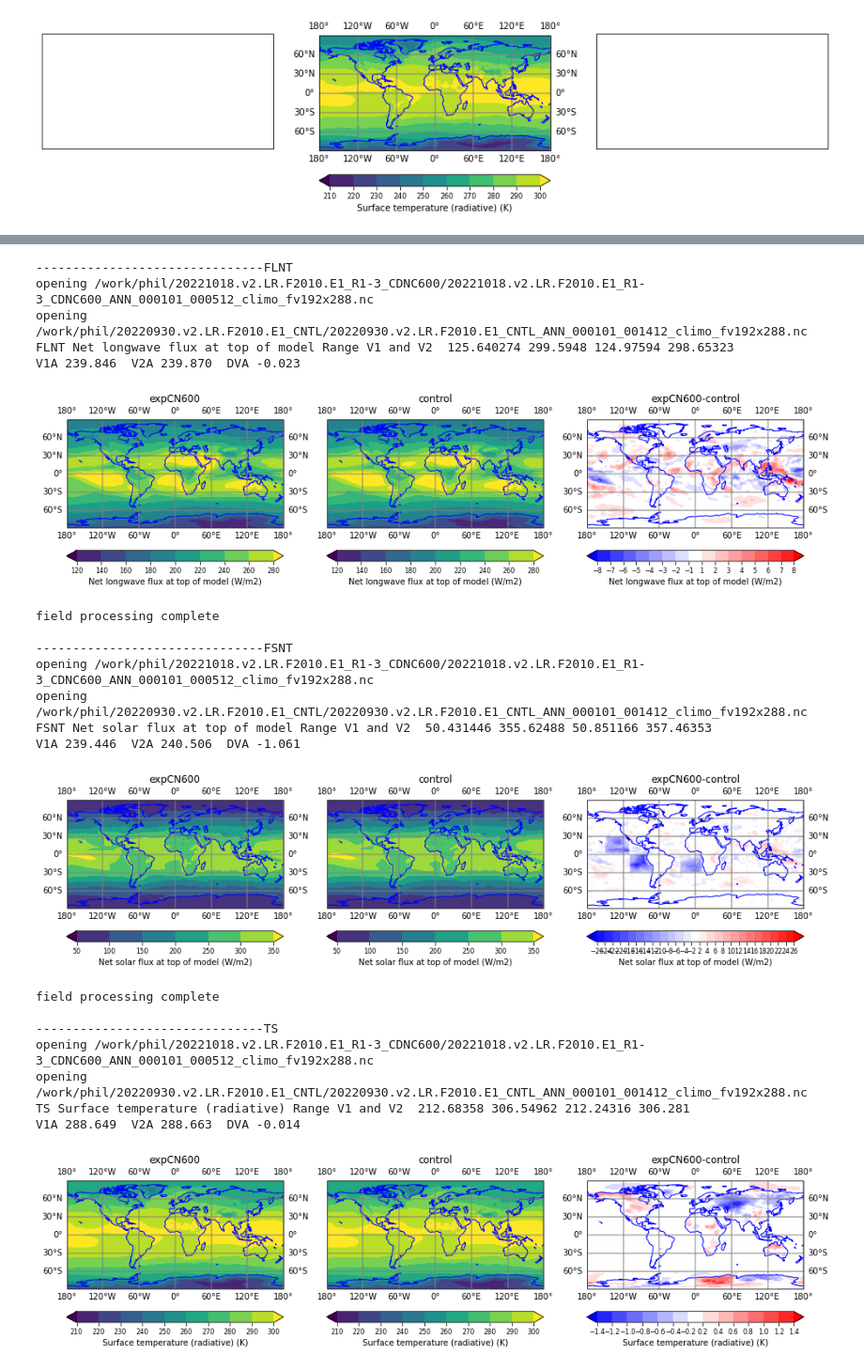
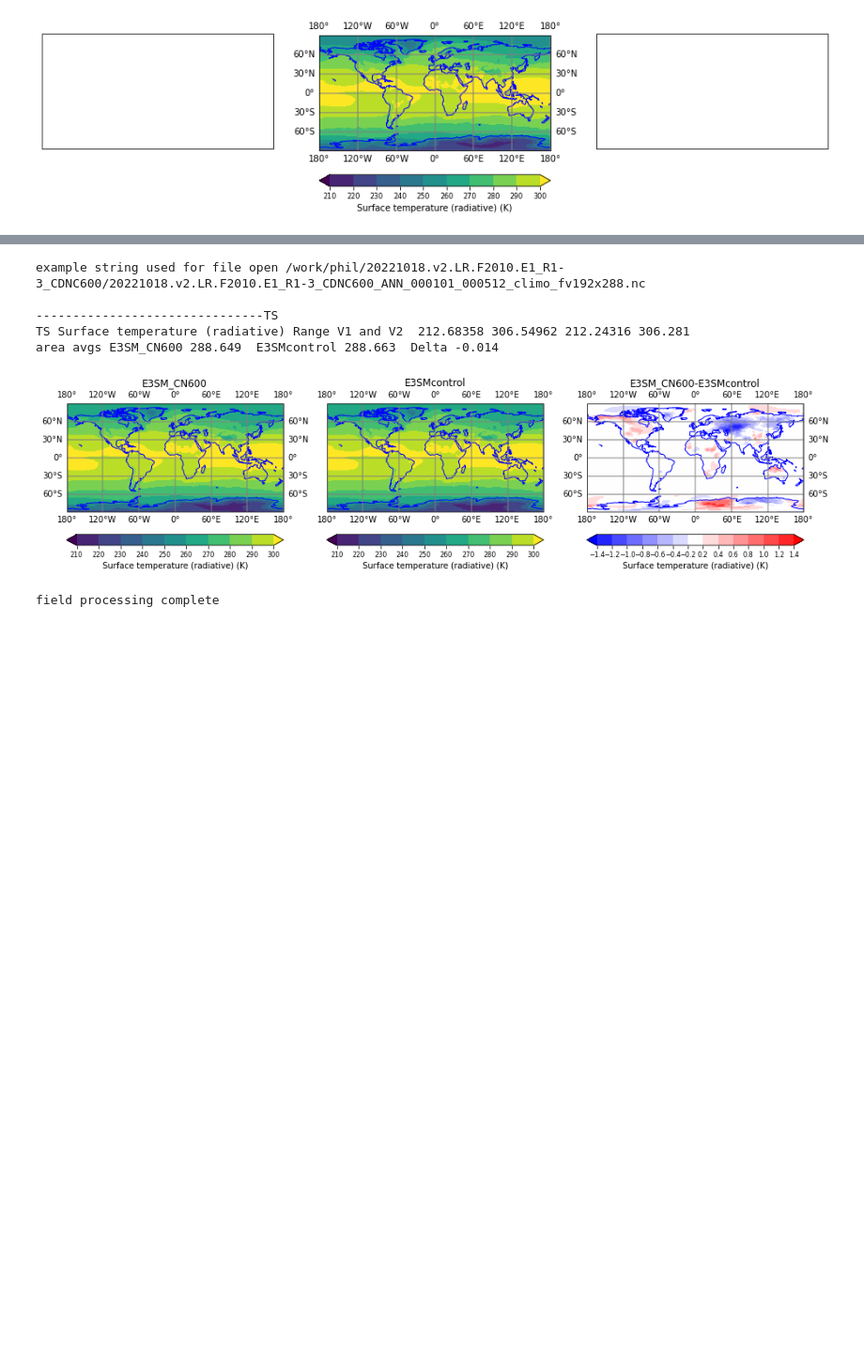
Before and after one commit to philrasch/PhilsPython, a Jupyter notebook: compare_sims_test.ipynb, the cells around one changed output, grey strips where cells are left out. Shown at 94% size. Cells and saved outputs as stored; diff of their text form; code cells hidden in the pictures; blank space fills up the shorter version.

Commit message:
added code to fix compatibility with CESM and E3SM

```diff
--- a/compare_sims_test.ipynb
+++ b/compare_sims_test.ipynb
@@ -146,18 +131,18 @@ Varlist = np.array(['FLNT','FSNT','TS','PRECC','PRECL','AODVIS','CLDLOW','CLDTOT
 #Varlist = np.array(['RESTOM','LWCF','SWCF','FLNT','FSNT'])
 #Varlist = np.array(['AEROD_v'])
 #Varlist = np.array(['FSNT','TGCLDLWP'])
-#Varlist = np.array(['TS'])
+Varlist = np.array(['TS'])
 
 case_start1 = "/home/jupyter-haruki/work/CESM_MCB/MCB_R1R2R3_CN375cm/MCB_R1R2R3_CN375cm.cam.h0."
 case_start1 = "/home/jupyter-haruki/work/CESM_MCB/MCB_R1R2R3_CN600cm/MCB_R1R2R3_CN600cm.cam.h0."
 case_end1 = ".y1-10.nc"
 fstring1 ='%s%s%s'
 
-pref1='expCN600'
+pref1='CESM_CN600'
 
 case_start2 = "/home/jupyter-haruki/work/CESM_MCB/Fixed_SST/Fixed_SST.cam.h0."
 case_end2 = ".y1-19.nc"
-pref2='control'
+pref2='CESMcontrol'
 fstring2 ='%s%s%s'
 
 #"""
@@ -166,35 +151,33 @@ case_start1 = "/home/jupyter-haruki/work/CESM_MCB/MCB_R1R2R3_CN375cm/MCB_R1R2R3_
 case_start1 = "/work/haruki/E3SM_MCB/20221018.v2.LR.F2010.E1_R1-3_CDNC600.eam.h0.y1-5.FORCING.nc"
 case_start1 = "/work/phil/20221018.v2.LR.F2010.E1_R1-3_CDNC600/20221018.v2.LR.F2010.E1_R1-3_CDNC600_ANN_000101_000512_climo_fv192x288.nc"
 case_end1 = ""
-pref1='expCN600'
+pref1='E3SM_CN600'
 fstring1 ='%s%.0s%.0s'
 
 case_start2 = "/work/haruki/E3SM_MCB/20220930.v2.LR.F2010.E1_CNTL.eam.h0.y1-14.FORCING.nc"
 case_start2 = "/work/phil/20220930.v2.LR.F2010.E1_CNTL/20220930.v2.LR.F2010.E1_CNTL_ANN_000101_001412_climo_fv192x288.nc"
 case_end2 = ""
-pref2='control'
+pref2='E3SMcontrol'
 fstring2 ='%s%.0s%.0s'
 
 #"""
 
+Varname='<Varname>'
+ind1 = fstring1 % (case_start1,Varname,case_end1)
+print('example string used for file open',ind1)
+
 for Varname in Varlist:
     print()
     print('-------------------------------'+Varname)
-#    ind1 = case_start1+Varname+case_end1
-#    ind1 = case_start1
     ind1 = fstring1 % (case_start1,Varname,case_end1)
-    print('opening',ind1)
-    #DS1 = xr.open_mfdataset(ind1)
+    #print('opening',ind1)
     DS1 = xr.open_mfdataset(ind1)
     DS1 = center_time(DS1)
     Var1 = xr_getvar(Varname,DS1)
     V1 = Var1.mean(dim='time',keep_attrs=True)
 
-
-#    ind2 = case_start2+Varname+case_end2
-#    ind2 = case_start2
     ind2 = fstring2 % (case_start2,Varname,case_end2)
-    print('opening',ind2)
+    #print('opening',ind2)
     #DS2 = xr.open_mfdataset(ind2)
     DS2 = xr.open_mfdataset(ind2)
 
@@ -218,53 +201,38 @@ for Varname in Varlist:
 
 
     print(Varname, V1.attrs['long_name'],'Range V1 and V2 ',V1.min().values, V1.max().values, V2.min().values, V2.max().values)
     V1A = V1.weighted(weights).mean()
     V2A = V2.weighted(weights).mean()
     DVA = V1A-V2A
-    print('V1A %5.3f' % (V1A.values),' V2A %5.3f' % (V2A.values),' DVA %5.3f' % (DVA.values))
+    print('area avgs '+pref1+' %5.3f' % (V1A.values),' '+pref2+' %5.3f' % (V2A.values),' Delta %5.3f' % (DVA.values))
 
     if V1.min().values == V1.max().values:
         print('constant field skipping plot ')
     else:
         fig, axes = plt.subplots(ncols=3
                                  ,gridspec_kw={'width_ratios': [1, 1, 1]}
                                  ,subplot_kw={'projection': ccrs.PlateCarree()}
                                  ,figsize=(16,5)
                                 )
 
         clevs = findNiceContours(np.array([V1.values,V2.values]),nlevs = 10)
         dlevs = findNiceContours(np.array([DV.min().values,DV.max().values]),nlevs = 20, rmClev=0.,sym=True)
         #dlevs = [-5.,-2.,-1.,-0.5,-0.2,-0.1,0.1,0.2,0.5,1.,2.,5.]
         #print('xxx',dlevs)
         dmap = diverge_map()
 
         xr_llhplot(V1, ax=axes[0],clevs=clevs,title=pref1)
         xr_llhplot(V2, ax=axes[1],clevs=clevs,ylabels=False,title=pref2)
         xr_llhplot(DV, ax=axes[2],clevs=dlevs,cmap=dmap,title=pref1+'-'+pref2)
         plt.savefig('test_'+Varname+'.jpg',format='jpg')
         plt.show()
 
     print('field processing complete')
 # %% [output]
--------------------------------FLNT
-opening /work/phil/20221018.v2.LR.F2010.E1_R1-3_CDNC600/20221018.v2.LR.F2010.E1_R1-3_CDNC600_ANN_000101_000512_climo_fv192x288.nc
-opening /work/phil/20220930.v2.LR.F2010.E1_CNTL/20220930.v2.LR.F2010.E1_CNTL_ANN_000101_001412_climo_fv192x288.nc
-FLNT Net longwave flux at top of model Range V1 and V2  125.640274 299.5948 124.97594 298.65323
-V1A 239.846  V2A 239.870  DVA -0.023
+example string used for file open /work/phil/20221018.v2.LR.F2010.E1_R1-3_CDNC600/20221018.v2.LR.F2010.E1_R1-3_CDNC600_ANN_000101_000512_climo_fv192x288.nc
+
+-------------------------------TS
+TS Surface temperature (radiative) Range V1 and V2  212.68358 306.54962 212.24316 306.281
+area avgs E3SM_CN600 288.649  E3SMcontrol 288.663  Delta -0.014
-[figure, old version]
+[figure, new version]
 field processing complete
-
--------------------------------FSNT
-opening /work/phil/20221018.v2.LR.F2010.E1_R1-3_CDNC600/20221018.v2.LR.F2010.E1_R1-3_CDNC600_ANN_000101_000512_climo_fv192x288.nc
-opening /work/phil/20220930.v2.LR.F2010.E1_CNTL/20220930.v2.LR.F2010.E1_CNTL_ANN_000101_001412_climo_fv192x288.nc
-FSNT Net solar flux at top of model Range V1 and V2  50.431446 355.62488 50.851166 357.46353
-V1A 239.446  V2A 240.506  DVA -1.061
-[figure, removed]
-field processing complete
-
--------------------------------TS
-opening /work/phil/20221018.v2.LR.F2010.E1_R1-3_CDNC600/20221018.v2.LR.F2010.E1_R1-3_CDNC600_ANN_000101_000512_climo_fv192x288.nc
-opening /work/phil/20220930.v2.LR.F2010.E1_CNTL/20220930.v2.LR.F2010.E1_CNTL_ANN_000101_001412_climo_fv192x288.nc
-TS Surface temperature (radiative) Range V1 and V2  212.68358 306.54962 212.24316 306.281
-V1A 288.649  V2A 288.663  DVA -0.014
-[figure, removed]
```
Also changed, not shown: parts of 5 cells of this notebook, 1 other file.
